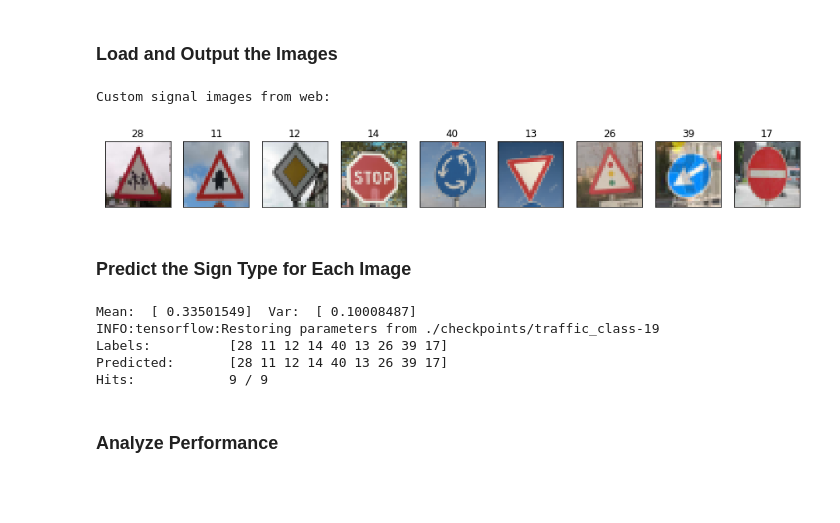
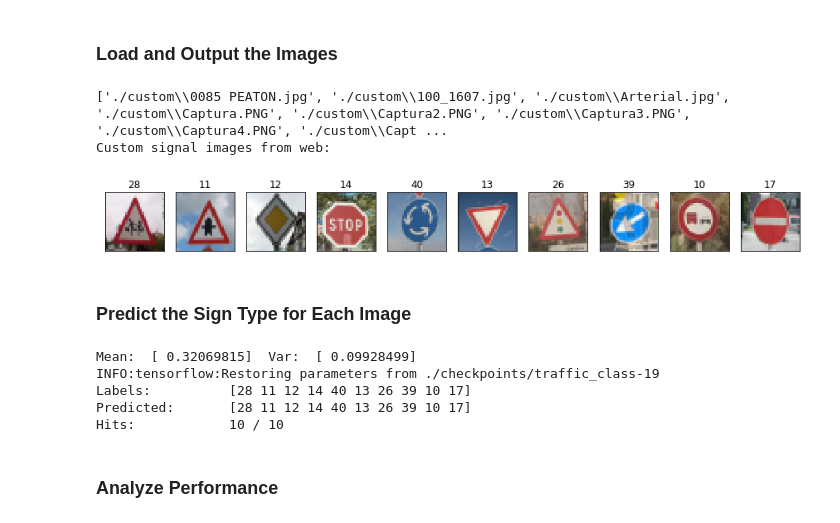
Before and after one commit to saultr/project_2_traffic_sign_classifier, a Jupyter notebook: Traffic_Sign_Classifier.ipynb, the cells around one changed output. Cells and saved outputs as stored; diff of their text form; code cells hidden in the pictures; blank space fills up the shorter version.

```diff
--- a/Traffic_Sign_Classifier.ipynb
+++ b/Traffic_Sign_Classifier.ipynb
@@ -65,6 +65,7 @@ Complete the basic data summary below. Use python, numpy and/or pandas methods t
 # %%
 ### Replace each question mark with the appropriate value.
 ### Use python, pandas or numpy methods rather than hard coding the results
+import numpy as np
 
 # TODO: Number of training examples
 n_train = len(X_train)
@@ -80,7 +81,7 @@ image_shape = X_train[0].shape
 
 
 # TODO: How many unique classes/labels there are in the dataset.
-n_classes =  max(y_train) - min(y_train) + 1
+n_classes = len(np.unique(y_train))
 
 print("Number of training examples =", n_train)
 print("Number of testing examples =", n_test)
@@ -485,7 +486,13 @@ with tf.Session(graph=graph) as sess:
         print("Validation Accuracy = {:.3f}".format(validation_accuracy))
         print()
         saver.save(sess, './checkpoints/traffic_class', global_step=i)
+    print ()
+    print('Final Results:')
+    trainning_accuracy = evaluate(X_train_N, y_train_N)
+    validation_accuracy = evaluate(X_valid_N, y_valid_N)
     test_accuracy = evaluate(X_test_N, y_test_N)
+    print("Trainning Accuracy = {:.3f}".format(trainning_accuracy))
+    print("Validation Accuracy = {:.3f}".format(validation_accuracy))
     print("Test Accuracy = {:.3f}".format(test_accuracy))
     #print("Model saved")
 # %% [output]
@@ -519,35 +526,36 @@ You may find `signnames.csv` useful as it contains mappings from the class id (i
 # %%
 ### Load the images and plot them here.
 ### Feel free to use as many code cells as needed.
 ### Load the images and plot them here.
 import os, cv2
 import numpy as np
 
 # load new images
 new_images_dir = './custom'
 X_custom = [os.path.join(new_images_dir, f) for f in os.listdir(new_images_dir)]
-#print (X_custom)
+print (X_custom)
 # load images and resize it to 32x32
 X_custom =np.asarray([cv2.resize(cv2.cvtColor(cv2.imread(f), cv2.COLOR_BGR2RGB), (32,32), \
                                  interpolation =  cv2.INTER_AREA) for f in X_custom])
 
 # manually annotated labels for these new images
-y_custom = [28, 11, 12, 14, 40, 13, 26 , 39, 17]
+y_custom = [28, 11, 12, 14, 40, 13, 26 , 39, 10, 17]
 
 # plot new test images
 fig, axarray = plt.subplots(1, len(X_custom))
 fig.set_size_inches(15, 15)
 
 print ('Custom signal images from web: ')
 for i, ax in enumerate(axarray.ravel()):
     ax.imshow(X_custom[i])
     ax.set_title('{}'.format(y_custom[i]))
     plt.setp(ax.get_xticklabels(), visible=False)
     plt.setp(ax.get_yticklabels(), visible=False)
     ax.set_xticks([]), ax.set_yticks([])
 # %% [output]
+['./custom\\0085 PEATON.jpg', './custom\\100_1607.jpg', './custom\\Arterial.jpg', './custom\\Captura.PNG', './custom\\Captura2.PNG', './custom\\Captura3.PNG', './custom\\Captura4.PNG', './custom\\Capt ...
 Custom signal images from web:
-[figure, old version]
+[figure, new version]
 # %% [markdown]
 ### Predict the Sign Type for Each Image
 # %%
@@ -570,11 +578,11 @@ with tf.Session(graph=graph) as sess:
     print ('Predicted: \t', predicted_labels)
     print ('Hits: \t\t', hits,'/', ncustom )
 # %% [output]
-Mean:  [ 0.33501549]  Var:  [ 0.10008487]
+Mean:  [ 0.32069815]  Var:  [ 0.09928499]
 INFO:tensorflow:Restoring parameters from ./checkpoints/traffic_class-19
-Labels:          [28 11 12 14 40 13 26 39 17]
-Predicted:       [28 11 12 14 40 13 26 39 17]
-Hits:            9 / 9
+Labels:          [28 11 12 14 40 13 26 39 10 17]
+Predicted:       [28 11 12 14 40 13 26 39 10 17]
+Hits:            10 / 10
 # %% [markdown]
 ### Analyze Performance
 # %%
```
Also changed, not shown: parts of 7 cells of this notebook, 3 other files.
